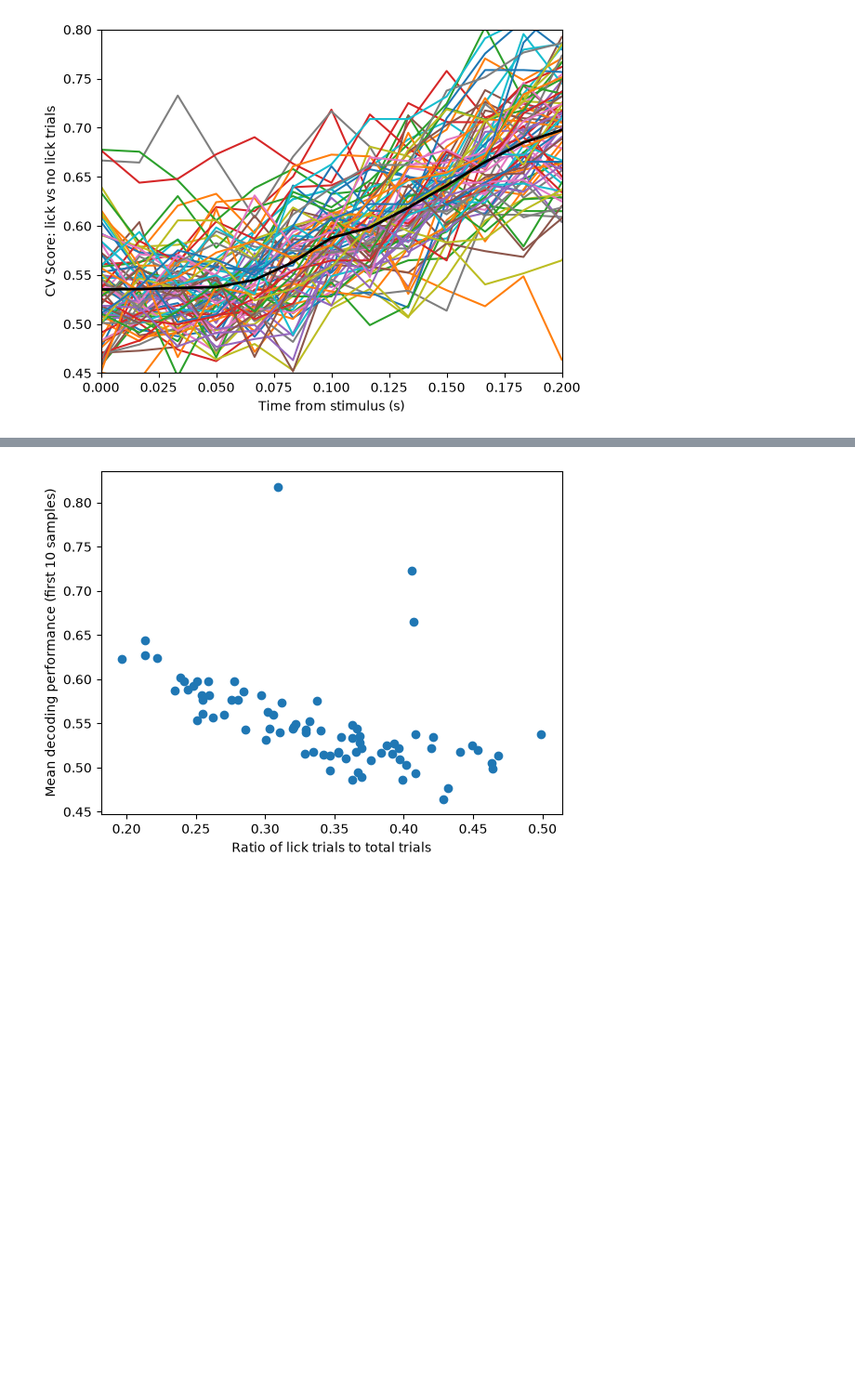
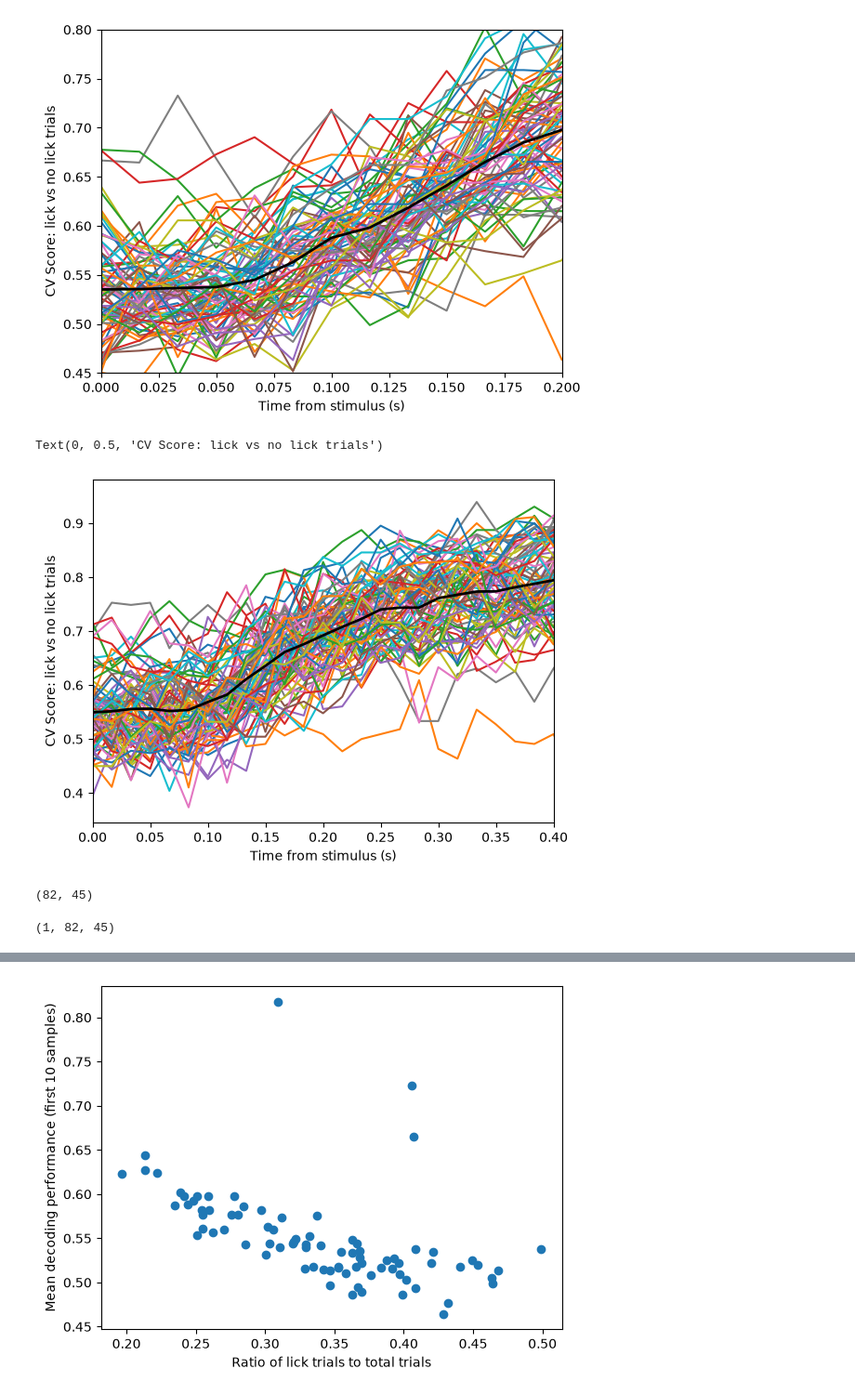
Before and after one commit to corbennett/dynamic_routing_facemap, a Jupyter notebook: analysis.ipynb, the cells around one changed output, grey strips where cells are left out. Shown at 93% size. Cells and saved outputs as stored; diff of their text form; code cells hidden in the pictures; blank space fills up the shorter version.

```diff
--- a/analysis.ipynb
+++ b/analysis.ipynb
@@ -5,4 +5,6 @@ import polars as pl
 
 from matplotlib import pyplot as plt
 # %%
-df = pl.read_parquet("/Users/corbettb/Documents/GitHub/dynamic_routing_facemap/results/decoding_results.parquet")
+df_combined = pl.read_parquet("/Users/corbettb/Documents/GitHub/dynamic_routing_facemap/results/decoding_results.parquet")
+df_visual = pl.read_parquet("/Users/corbettb/Documents/GitHub/dynamic_routing_facemap/results/decoding_results_visual.parquet")
+df_auditory = pl.read_parquet("/Users/corbettb/Documents/GitHub/dynamic_routing_facemap/results/decoding_results_auditory.parquet")
@@ -49,3 +40,26 @@ plt.ylabel('CV Score: lick vs no lick trials')
 # %% [output]
 Text(0, 0.5, 'CV Score: lick vs no lick trials')
 [figure]
+# %%
+window_centers  = np.array(df_visual['window_center_s'][0]) + 1/120 #add in a half frame to account for motSVD diff
+
+scores = np.stack(df_visual['cv_scores'].to_numpy())
+
+plt.plot(window_centers, scores.T)
+plt.plot(window_centers, scores.mean(axis=0), color='k', linewidth=2)
+
+plt.xlim(0, 0.4)
+# plt.ylim(0.45, 0.8)
+plt.xlabel('Time from stimulus (s)')
+plt.ylabel('CV Score: lick vs no lick trials')
+# %% [output]
+Text(0, 0.5, 'CV Score: lick vs no lick trials')
+[figure, added]
+# %%
+scores.shape
+# %% [output]
+(82, 45)
+# %%
+scores.shape
+# %% [output]
+(1, 82, 45)
```
Also changed, not shown: parts of 8 cells of this notebook, 2 other files.
